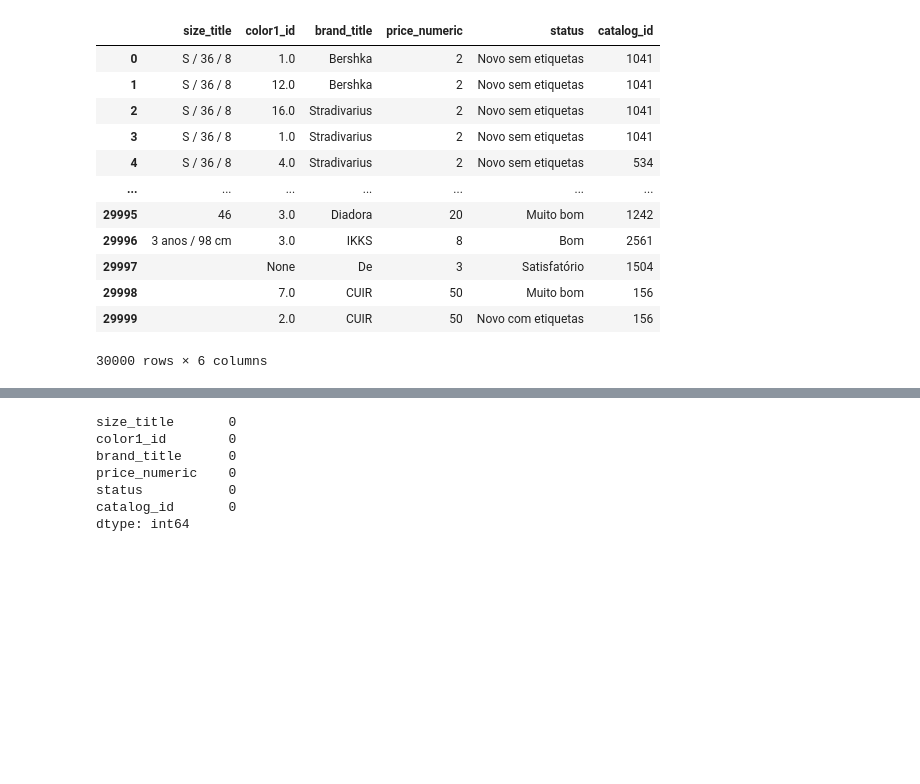
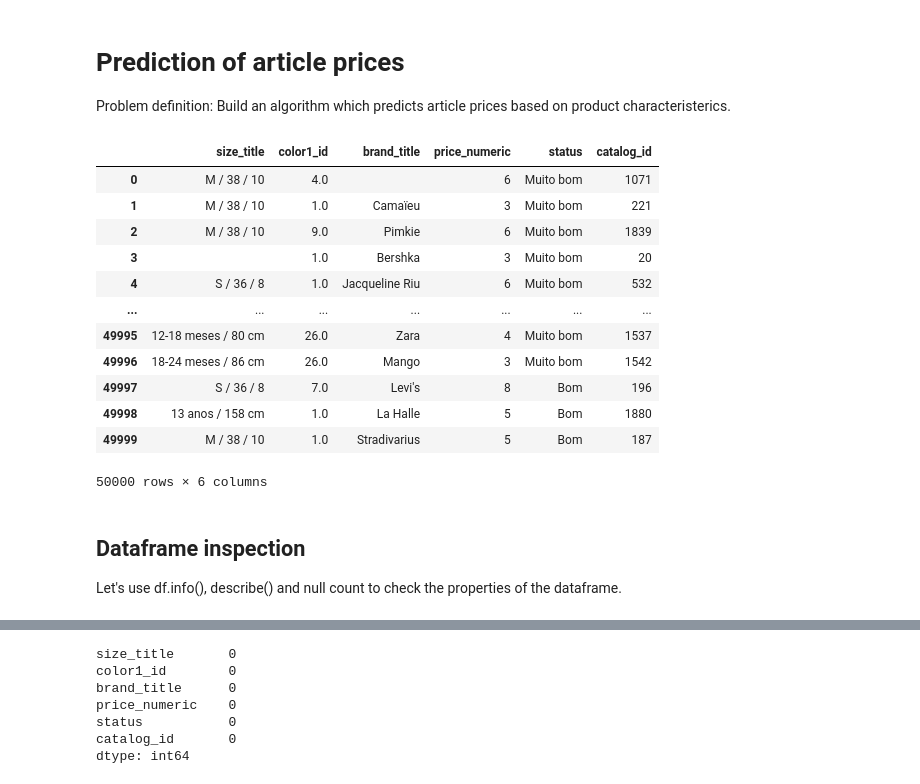
Before and after one commit to lmao420blazeit/vinted-streamlit-container, a Jupyter notebook: notebooks/price_prediction.ipynb, the cells around one changed output, grey strips where cells are left out. Cells and saved outputs as stored; diff of their text form; code cells hidden in the pictures; blank space fills up the shorter version.

```diff
--- a/notebooks/price_prediction.ipynb
+++ b/notebooks/price_prediction.ipynb
@@ -1,54 +1,58 @@
+# %% [markdown]
+# Prediction of article prices
+
+Problem definition: Build an algorithm which predicts article prices based on product characteristerics.
 # %%
-import streamlit as st
 import pandas as pd
 from sqlalchemy import create_engine
-import plotly.graph_objects as go
 import os
 import json
-import plotly.express as px
 import numpy as np
 
 def load_credentials(path = "aws_rds_credentials.json"):
      with open(path, 'r') as file:
           config = json.load(file)
 
      # set up credentials
      for key in config.keys():
           os.environ[key] = config[key]
 
      return
 
 
 load_credentials()
 
 aws_rds_url = f"postgresql://{os.environ['user']}:{os.environ['password']}@{os.environ['host']}:{os.environ['port']}/{os.environ['database']}?sslmode=require"
-print(aws_rds_url)
 
 # Load a sample dataset
 def load_data():
     engine = create_engine(aws_rds_url)
     sql_query = f"""SELECT *
                     FROM public.tracking_staging
-                    WHERE date >= CURRENT_DATE - INTERVAL '30 days'
-                    LIMIT 30000
+                    WHERE date >= CURRENT_DATE - INTERVAL '90 days'
+                    LIMIT 50000
                     """
     df = pd.read_sql(sql_query, engine)
     return (df)
 
 data = load_data()
 data = data[["size_title", "color1_id", "brand_title", "price_numeric", "status", "catalog_id"]]
 data
 # %% [output]
 |  | size_title | color1_id | brand_title | price_numeric | status | catalog_id |
-| 0 | S / 36 / 8 | 1.0 | Bershka | 2 | Novo sem etiquetas | 1041 |
-| 1 | S / 36 / 8 | 12.0 | Bershka | 2 | Novo sem etiquetas | 1041 |
-| 2 | S / 36 / 8 | 16.0 | Stradivarius | 2 | Novo sem etiquetas | 1041 |
-| 3 | S / 36 / 8 | 1.0 | Stradivarius | 2 | Novo sem etiquetas | 1041 |
-| 4 | S / 36 / 8 | 4.0 | Stradivarius | 2 | Novo sem etiquetas | 534 |
+| 0 | M / 38 / 10 | 4.0 |  | 6 | Muito bom | 1071 |
+| 1 | M / 38 / 10 | 1.0 | Camaïeu | 3 | Muito bom | 221 |
+| 2 | M / 38 / 10 | 9.0 | Pimkie | 6 | Muito bom | 1839 |
+| 3 |  | 1.0 | Bershka | 3 | Muito bom | 20 |
+| 4 | S / 36 / 8 | 1.0 | Jacqueline Riu | 6 | Muito bom | 532 |
 | ... | ... | ... | ... | ... | ... | ... |
-| 29995 | 46 | 3.0 | Diadora | 20 | Muito bom | 1242 |
-| 29996 | 3 anos / 98 cm | 3.0 | IKKS | 8 | Bom | 2561 |
-| 29997 |  | None | De | 3 | Satisfatório | 1504 |
-| 29998 |  | 7.0 | CUIR | 50 | Muito bom | 156 |
-| 29999 |  | 2.0 | CUIR | 50 | Novo com etiquetas | 156 |
+| 49995 | 12-18 meses / 80 cm | 26.0 | Zara | 4 | Muito bom | 1537 |
+| 49996 | 18-24 meses / 86 cm | 26.0 | Mango | 3 | Muito bom | 1542 |
+| 49997 | S / 36 / 8 | 7.0 | Levi's | 8 | Bom | 196 |
+| 49998 | 13 anos / 158 cm | 1.0 | La Halle | 5 | Bom | 1880 |
+| 49999 | M / 38 / 10 | 1.0 | Stradivarius | 5 | Bom | 187 |
-30000 rows × 6 columns
+50000 rows × 6 columns
+# %% [markdown]
+## Dataframe inspection
+
+Let's use df.info(), describe() and null count to check the properties of the dataframe.
```
Also changed, not shown: parts of 28 cells of this notebook, 6 other files.
